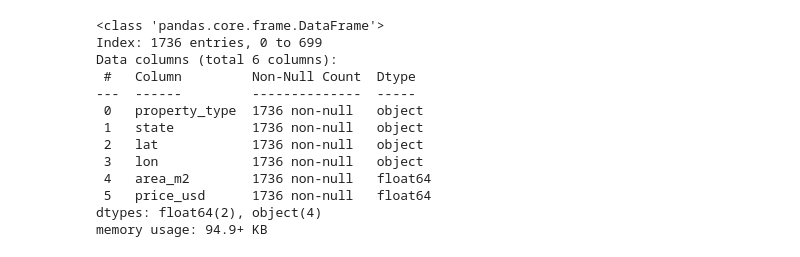
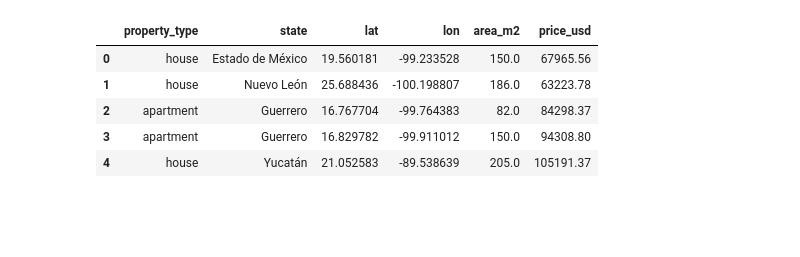
Before and after one commit to OviLab-sys/Housing-in-Mexico, a Jupyter notebook: recap/datawrangling.ipynb, the cells around one changed output. Drawn from its saved outputs; the diff is of its cells as text; code cells hidden in the pictures; blank space fills up the shorter version.

```diff
--- a/recap/datawrangling.ipynb
+++ b/recap/datawrangling.ipynb
@@ -52,44 +52,37 @@ df3 = pd.read_csv("data/mexico-real-estate-3.csv")
 df1.dropna(inplace = True)
 df1.drop(columns = ["property_type"], inplace = True)
 df1["price_usd"] = df1["price_usd"].str.replace('$', "").str.replace(",", "").astype(float)
 df1.rename(columns = {"property_type.1":"property_type"}, inplace=True)
 df1.reset_index(drop=True, inplace=True)
 
 
 ###cleaning dataframe 2
 df2.dropna(inplace = True)
 df2.drop(columns = ["property_type"], inplace=True)
 df2.rename(columns = {"property_type.1":"property_type"}, inplace = True)
 df2.reset_index(drop = True, inplace=True)
 df2["price_usd"] = (df2["price_mxn"]/19).round(2)
 df2.drop(columns = ["price_mxn"], inplace = True)
 
 
 ###Cleaning dataframe 3
 df3.dropna(inplace = True)
 df3["state"] = df3["place_with_parent_names"].str.split("|", expand = True )[2]
 df3[["lat", "lon"]] = df3["lat-lon"].str.split(",", expand = True)
 df3.drop(columns = ["place_with_parent_names", "lat-lon", "property_type"], inplace = True)
 df3.reset_index(drop=True,inplace =True)
 df3.rename(columns = {"property_type.1":"property_type"}, inplace = True)
 df3.head()
 
 ###combining the 3 dataframes to form 1
 df = pd.concat([df1, df2, df3])
 df.dropna(inplace = True)
 df.to_csv("data/mexico-real-estate-clean.csv", index = True)
-df.info()
+df.head()
 # %% [output]
-<class 'pandas.core.frame.DataFrame'>
-Index: 1736 entries, 0 to 699
-Data columns (total 6 columns):
- #   Column         Non-Null Count  Dtype
----  ------         --------------  -----
- 0   property_type  1736 non-null   object
- 1   state          1736 non-null   object
- 2   lat            1736 non-null   object
- 3   lon            1736 non-null   object
- 4   area_m2        1736 non-null   float64
- 5   price_usd      1736 non-null   float64
-dtypes: float64(2), object(4)
-memory usage: 94.9+ KB
+|  | property_type | state | lat | lon | area_m2 | price_usd |
+| 0 | house | Estado de México | 19.560181 | -99.233528 | 150.0 | 67965.56 |
+| 1 | house | Nuevo León | 25.688436 | -100.198807 | 186.0 | 63223.78 |
+| 2 | apartment | Guerrero | 16.767704 | -99.764383 | 82.0 | 84298.37 |
+| 3 | apartment | Guerrero | 16.829782 | -99.911012 | 150.0 | 94308.80 |
+| 4 | house | Yucatán | 21.052583 | -89.538639 | 205.0 | 105191.37 |
```
Also changed, not shown: 2 other files.
